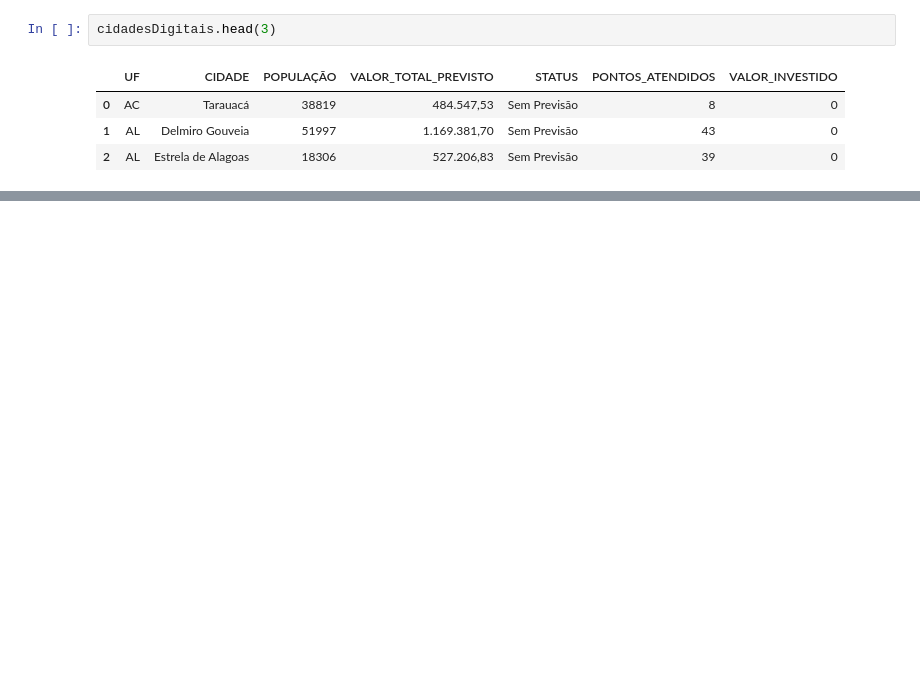
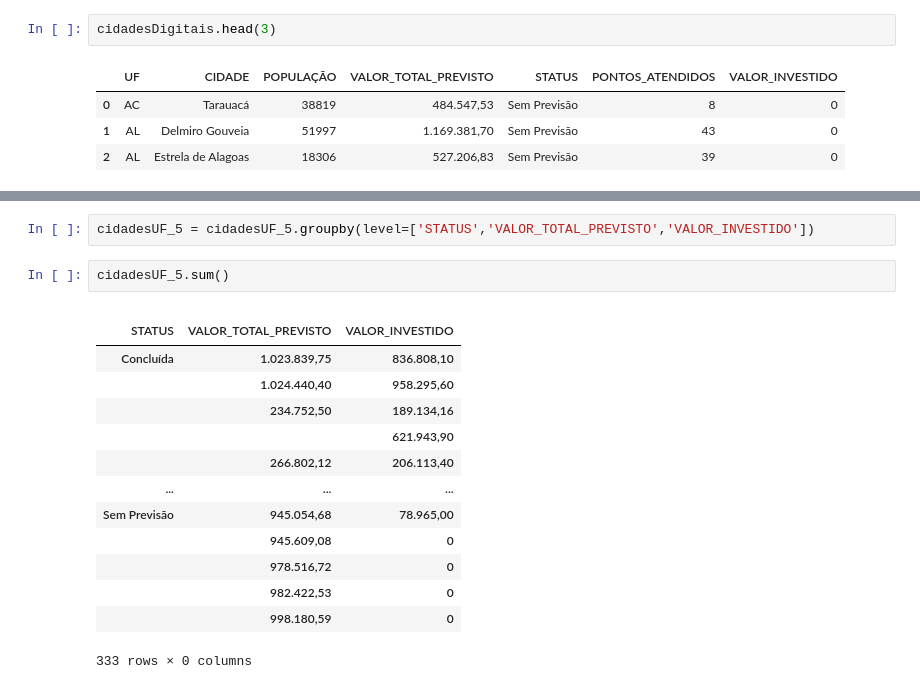
Before and after one commit to ralsouza/data_manipulation_with_python, a Jupyter notebook: notebooks/06__exercises.ipynb, the cells around one changed output, grey strips where cells are left out. Cells and saved outputs as stored; diff of their text form; blank space fills up the shorter version.

```diff
--- a/notebooks/06__exercises.ipynb
+++ b/notebooks/06__exercises.ipynb
@@ -349,0 +305,19 @@ cidadesDigitais.head(3)
+# %%
+cidadesUF_5 = cidadesUF_5.groupby(level=['STATUS','VALOR_TOTAL_PREVISTO','VALOR_INVESTIDO'])
+# %%
+cidadesUF_5.sum()
+# %% [output]
+|  |  |  |
+| STATUS | VALOR_TOTAL_PREVISTO | VALOR_INVESTIDO |
+| Concluída | 1.023.839,75 | 836.808,10 |
+|  | 1.024.440,40 | 958.295,60 |
+|  | 234.752,50 | 189.134,16 |
+|  |  | 621.943,90 |
+|  | 266.802,12 | 206.113,40 |
+| ... | ... | ... |
+| Sem Previsão | 945.054,68 | 78.965,00 |
+|  | 945.609,08 | 0 |
+|  | 978.516,72 | 0 |
+|  | 982.422,53 | 0 |
+|  | 998.180,59 | 0 |
+333 rows × 0 columns
```
Also changed, not shown: parts of 16 cells of this notebook.
